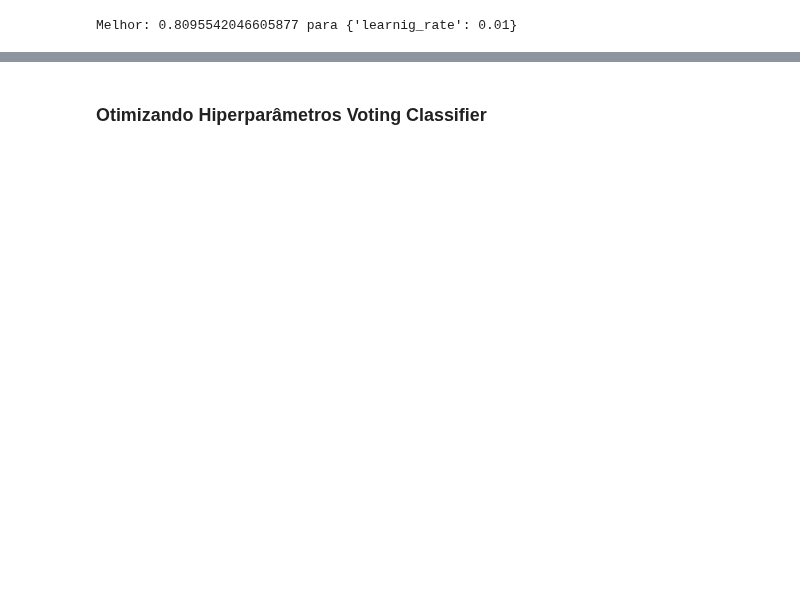
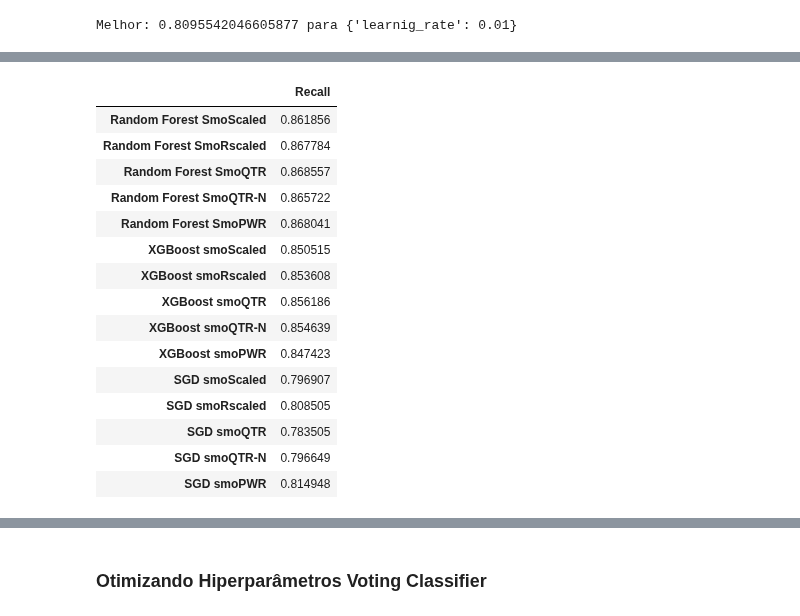
Before and after one commit to JoaoGustavo29/Portfolio_DataScience, a Jupyter notebook: Churn_Prediction_para_uma_empresa_de_Telecomunicações.ipynb, the cells around one changed output, grey strips where cells are left out. Saved outputs shown, nothing was run; the diff lists cells and outputs as text; code cells hidden in the pictures; blank space fills up the shorter version.

```diff
--- a/Churn_Prediction_para_uma_empresa_de_Telecomunicações.ipynb
+++ b/Churn_Prediction_para_uma_empresa_de_Telecomunicações.ipynb
@@ -1407,0 +1511,55 @@ pd.DataFrame(data=AUC, index=model, columns=["AUC"])
+# %%
+model = []
+recall= []
+
+model.append('Random Forest SmoScaled')
+recall.append(val_model_balanced(X_smo_scaled, y_train_smo_scaled, rf, quite=True))
+model.append('Random Forest SmoRscaled')
+recall.append(val_model_balanced(X_smo_Rscaled, y_train_smo_Rscaled, rf, quite=True))
+model.append('Random Forest SmoQTR')
+recall.append(val_model_balanced(X_smo_qtr, y_train_smo_qtr, rf, quite=True))
+model.append('Random Forest SmoQTR-N')
+recall.append(val_model_balanced(X_smo_qtr_n, y_train_smo_qtr_n, rf, quite=True))
+model.append('Random Forest SmoPWR')
+recall.append(val_model_balanced(X_smo_pwr, y_train_smo_pwr, rf, quite=True))
+
+model.append('XGBoost smoScaled')
+recall.append(val_model_balanced(X_smo_scaled, y_train_smo_scaled, xgb, quite=True))
+model.append('XGBoost smoRscaled')
+recall.append(val_model_balanced(X_smo_Rscaled, y_train_smo_Rscaled, xgb, quite=True))
+model.append('XGBoost smoQTR')
+recall.append(val_model_balanced(X_smo_qtr, y_train_smo_qtr, xgb, quite=True))
+model.append('XGBoost smoQTR-N')
+recall.append(val_model_balanced(X_smo_qtr_n, y_train_smo_qtr_n, xgb, quite=True))
+model.append('XGBoost smoPWR')
+recall.append(val_model_balanced(X_smo_pwr, y_train_smo_pwr, xgb, quite=True))
+
+model.append('SGD smoScaled')
+recall.append(val_model_balanced(X_smo_scaled, y_train_smo_scaled, sgd, quite=True))
+model.append('SGD smoRscaled')
+recall.append(val_model_balanced(X_smo_Rscaled, y_train_smo_Rscaled, sgd, quite=True))
+model.append('SGD smoQTR')
+recall.append(val_model_balanced(X_smo_qtr, y_train_smo_qtr, sgd, quite=True))
+model.append('SGD smoQTR-N')
+recall.append(val_model_balanced(X_smo_qtr_n, y_train_smo_qtr_n, sgd, quite=True))
+model.append('SGD smoPWR')
+recall.append(val_model_balanced(X_smo_pwr, y_train_smo_pwr, sgd, quite=True))
+
+pd.DataFrame(data=recall, index=model, columns=['Recall'])
+# %% [output]
+|  | Recall |
+| Random Forest SmoScaled | 0.861856 |
+| Random Forest SmoRscaled | 0.867784 |
+| Random Forest SmoQTR | 0.868557 |
+| Random Forest SmoQTR-N | 0.865722 |
+| Random Forest SmoPWR | 0.868041 |
+| XGBoost smoScaled | 0.850515 |
+| XGBoost smoRscaled | 0.853608 |
+| XGBoost smoQTR | 0.856186 |
+| XGBoost smoQTR-N | 0.854639 |
+| XGBoost smoPWR | 0.847423 |
+| SGD smoScaled | 0.796907 |
+| SGD smoRscaled | 0.808505 |
+| SGD smoQTR | 0.783505 |
+| SGD smoQTR-N | 0.796649 |
+| SGD smoPWR | 0.814948 |
```
Also changed, not shown: parts of 74 cells of this notebook.
